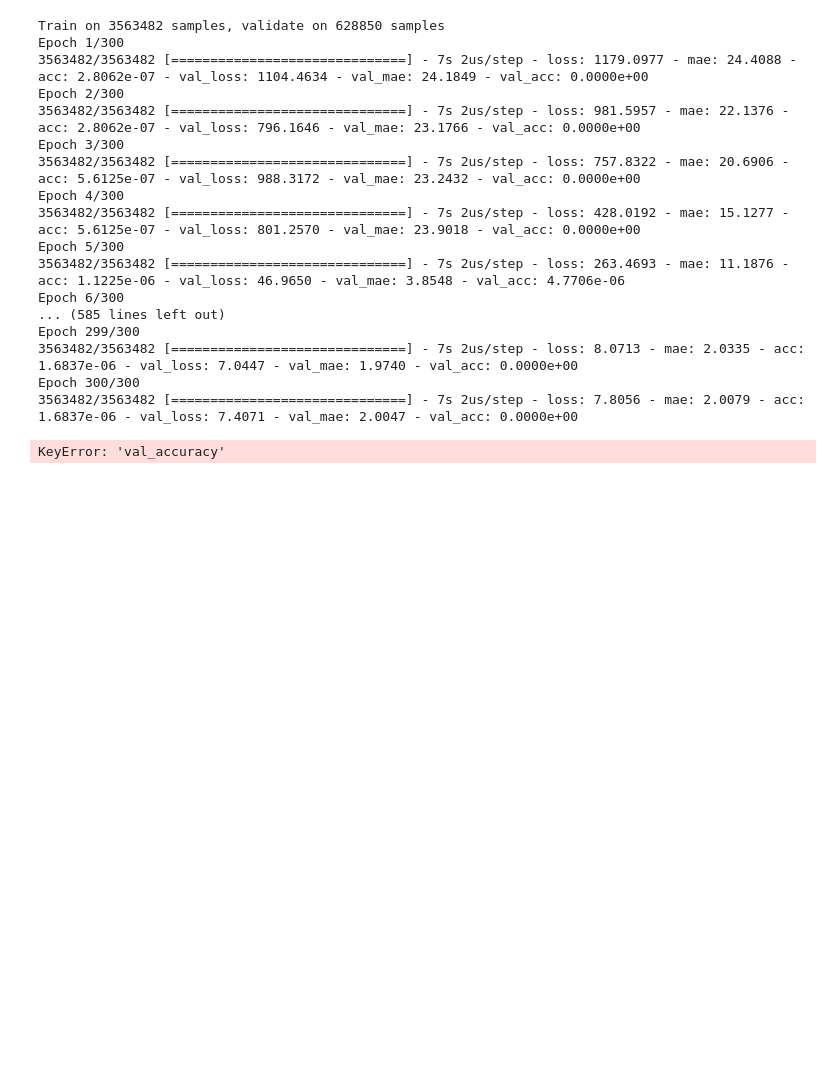
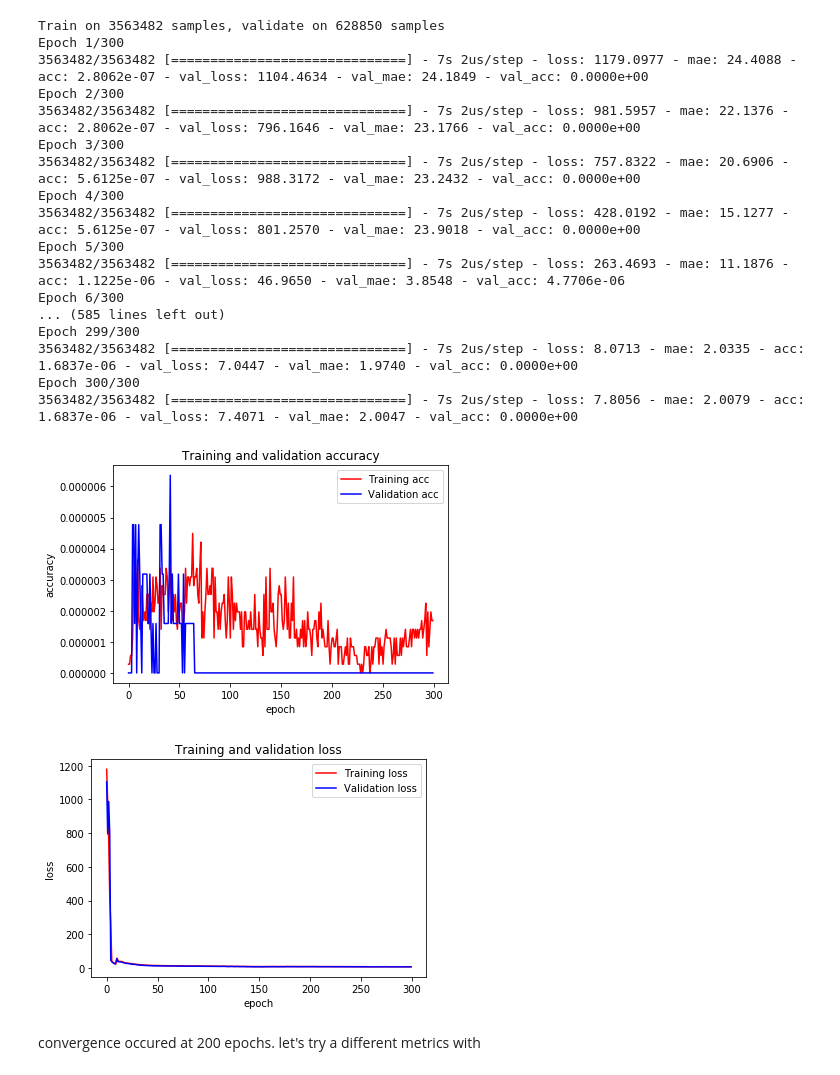
Before and after one commit to imamun93/Molecular_Properties, a Jupyter notebook: SimpleNeuralNetwork.ipynb, the cells around one changed output. Cells and saved outputs as stored; diff of their text form; code cells hidden in the pictures; blank space fills up the shorter version.

Commit message:
convergence at 200 epoch

```diff
--- a/SimpleNeuralNetwork.ipynb
+++ b/SimpleNeuralNetwork.ipynb
@@ -599,23 +599,26 @@ Epoch 300/300
 # %%
 #Graphing our training and validation
 acc = history2.history['acc']
-val_acc = history2.history['val_accuracy']
-loss = history2.history2['loss']
-val_loss = history2.history2['val_loss']
+val_acc = history2.history['val_acc']
+loss = history2.history['loss']
+val_loss = history2.history['val_loss']
 epochs = range(len(acc))
 plt.plot(epochs, acc, 'r', label='Training acc')
 plt.plot(epochs, val_acc, 'b', label='Validation acc')
 plt.title('Training and validation accuracy')
 plt.ylabel('accuracy')
 plt.xlabel('epoch')
 plt.legend()
 plt.figure()
 plt.plot(epochs, loss, 'r', label='Training loss')
 plt.plot(epochs, val_loss, 'b', label='Validation loss')
 plt.title('Training and validation loss')
 plt.ylabel('loss')
 plt.xlabel('epoch')
 plt.legend()
 plt.show()
 # %% [output]
-KeyError: 'val_accuracy'
+[figure, added]
+[figure, added]
+# %% [markdown]
+convergence occured at 200 epochs. let's try a different metrics with
```
Also changed, not shown: parts of 1 cell of this notebook.
